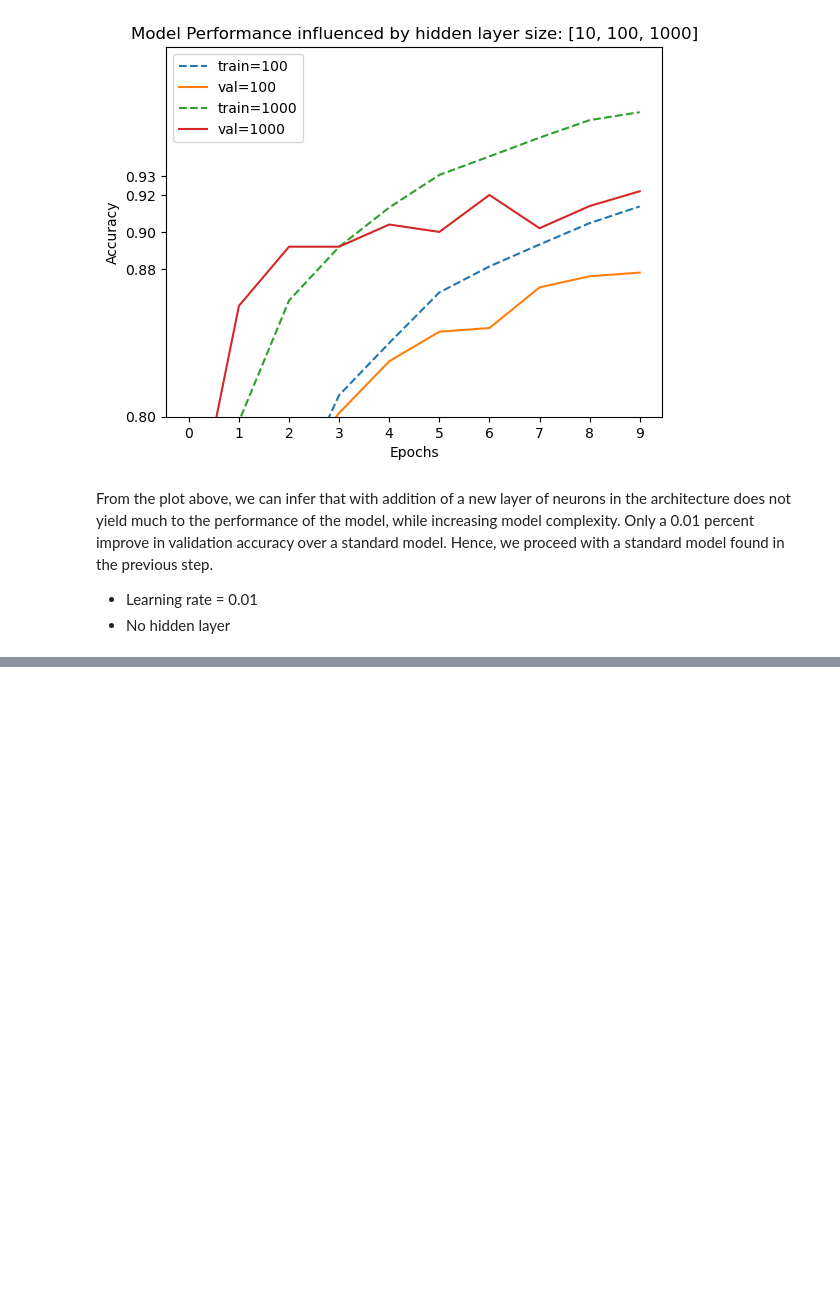
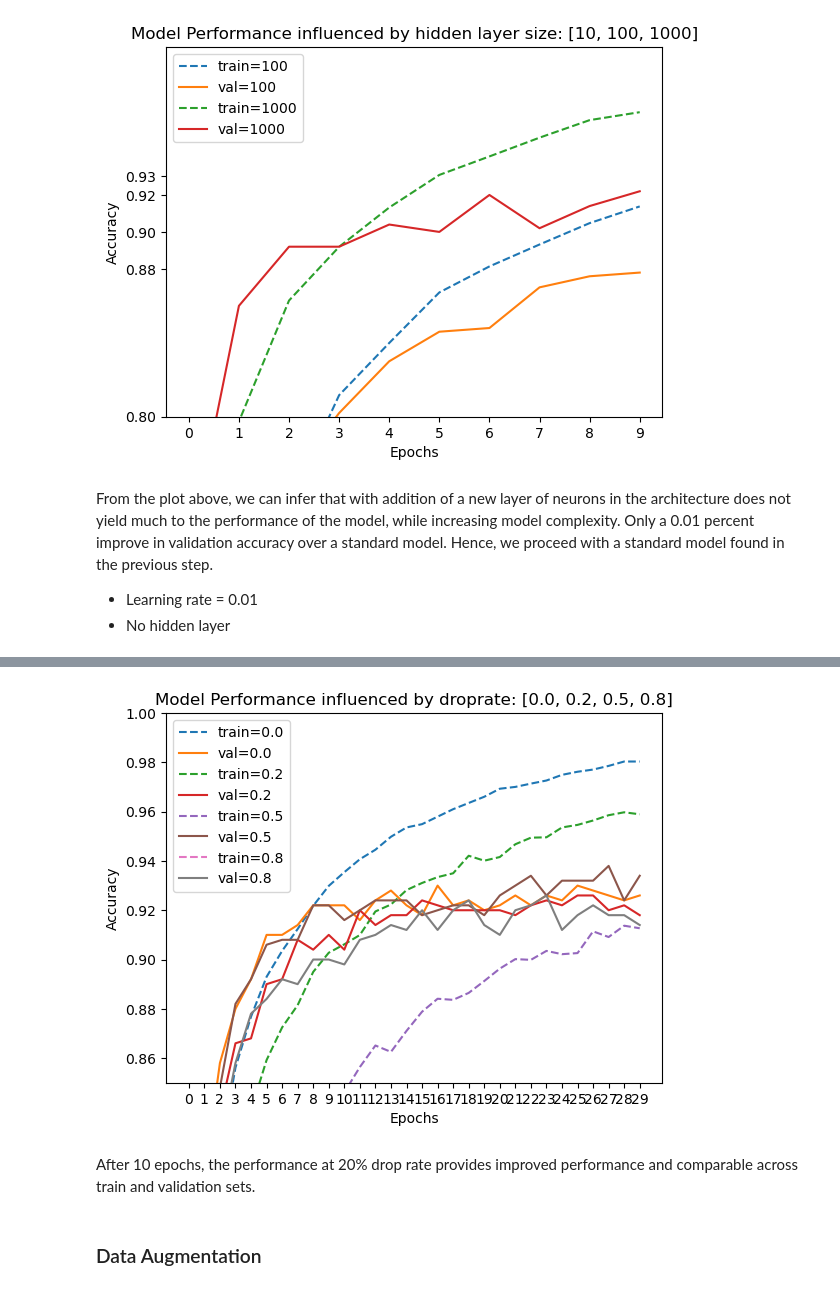
Before and after one commit to abhijitchak103/sports-classification-cnn, a Jupyter notebook: notebooks/sports-classification.ipynb, the cells around one changed output, grey strips where cells are left out. Drawn from its saved outputs; the diff is of its cells as text; code cells hidden in the pictures; blank space fills up the shorter version.

```diff
--- a/notebooks/sports-classification.ipynb
+++ b/notebooks/sports-classification.ipynb
@@ -762,0 +786,7 @@ Next, we try augment our data to train our model in varied shapes, orientations
+# %%
+checkpoint = keras.callbacks.ModelCheckpoint(
+    '../models/mobilenetv2_v3_droprate_{epoch:02d}_{val_accuracy:.3f}.h5',
+    save_best_only=True,
+    monitor='val_accuracy',
+    mode='max'
+)
@@ -762,0 +821,16 @@ Next, we try augment our data to train our model in varied shapes, orientations
+# %%
+scores = {}
+
+for rate in [0.0, 0.2, 0.5, 0.8]:
+    print(f'Testing with droprate: {rate}')
+
+    model = make_model(droprate=rate)
+    print()
+    history = model.fit(
+        train_ds,
+        epochs=30,
+        validation_data=val_ds,
+        callbacks=[checkpoint]
+    )
+    scores[rate] = history.history
+    print('#####################################################################################################')
@@ -762,0 +855,19 @@ Next, we try augment our data to train our model in varied shapes, orientations
+# %%
+for rate, hist in scores.items():
+    plt.plot(hist['accuracy'], label=('train=%s' % rate), linestyle='--')
+    plt.plot(hist['val_accuracy'], label=('val=%s' % rate), linestyle='-')
+
+plt.xticks(np.arange(30))
+# plt.yticks([0.8, 0.88, 0.9, 0.92, 0.93])
+plt.ylim([0.85, 1])
+plt.xlabel('Epochs')
+plt.ylabel('Accuracy')
+plt.title('Model Performance influenced by droprate: [0.0, 0.2, 0.5, 0.8]')
+plt.legend()
+plt.show()
+# %% [output]
+[figure, added]
+# %% [markdown]
+After 10 epochs, the performance at 20% drop rate provides improved performance and comparable across train and validation sets.
+# %% [markdown]
+### Data Augmentation
```
Also changed, not shown: parts of 7 cells of this notebook.
